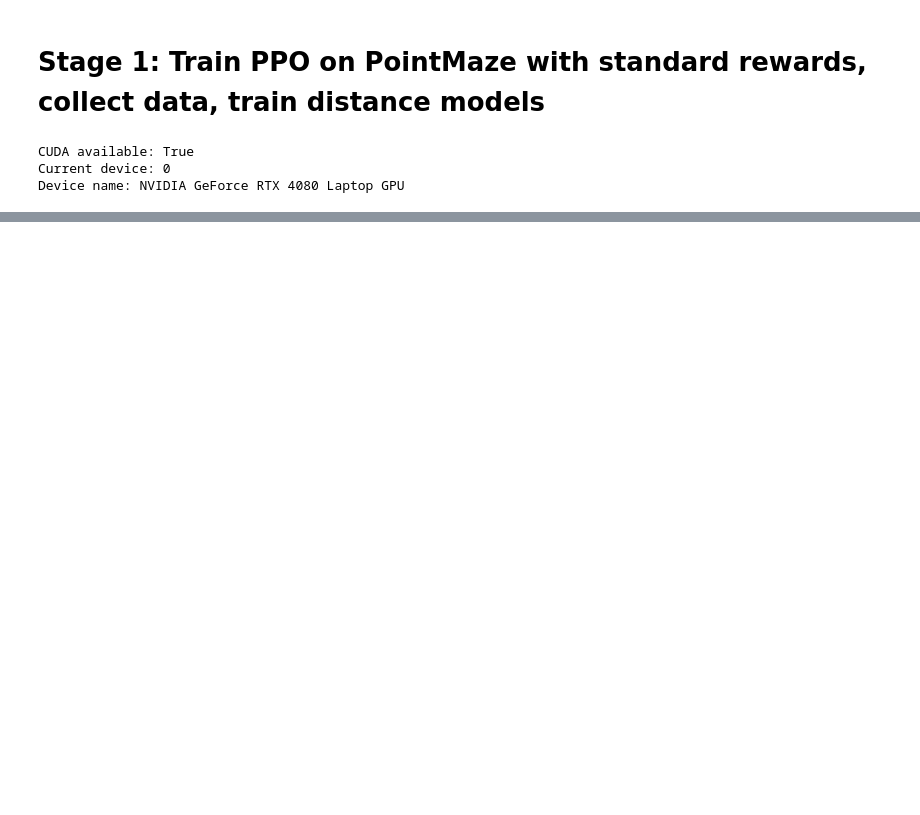
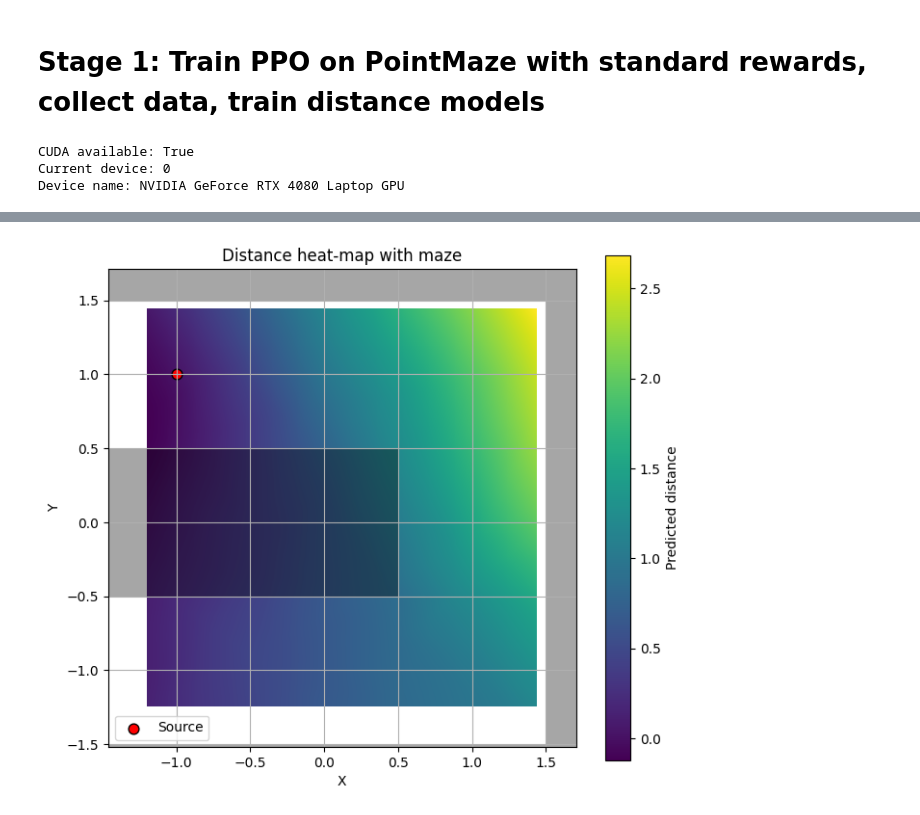
Before and after one commit to AIRI-summer-school/07-distance-to-goal-learning, a Jupyter notebook: artem_ws/scripts/train_stagy2.ipynb, the cells around one changed output, grey strips where cells are left out. Saved outputs shown, nothing was run; the diff lists cells and outputs as text; code cells hidden in the pictures; blank space fills up the shorter version.

```diff
--- a/artem_ws/scripts/train_stagy2.ipynb
+++ b/artem_ws/scripts/train_stagy2.ipynb
@@ -184,0 +43,4 @@ torch.save(agent.ac.state_dict(), "models/ppo_agent_stage1.pth")
+# %%
+env = builder()
+agent = ppo_agent.PPOAgent(state_dim=obs_dim, action_dim=act_dim, wandb_name="stage2")
+distance_model = distance_models.SupervisedDistanceEstimator(input_dim=4)
@@ -184,0 +71,22 @@ torch.save(agent.ac.state_dict(), "models/ppo_agent_stage1.pth")
+# %%
+def train_supervised_distance(
+        env,
+        agent,
+        distance_model,
+        *,
+        batch_size: int,
+        num_episodes: int,
+        max_episode_steps: int,
+        eval_size: int
+    ):
+        num_batches = (num_episodes + batch_size - 1)// batch_size
+        sup_model = distance_model
+        for episode in range(num_batches):
+            print(episode)
+            agent.train_ppo(env, num_episodes=batch_size, max_episode_steps=max_episode_steps)
+            trajectories = agent.evaluate_ppo(env, num_episodes=eval_size)
+            dataset = trajectories_to_dataset(trajectories)
+            # sup_model = SupervisedDistanceEstimator(input_dim=4)
+            sup_loss = sup_model.train_from_data(dataset, epochs=50, batch_size=16192)
+# %%
+train_supervised_distance(env, agent, distance_model, batch_size=10, num_episodes=100, max_episode_steps=100, eval_size=10)
@@ -184,0 +118,4 @@ torch.save(agent.ac.state_dict(), "models/ppo_agent_stage1.pth")
+# %%
+distance_model.plot_distance_heatmap(env, source_point=(-1, 1))
+# %% [output]
+[figure, added]
```
Also changed, not shown: parts of 14 cells of this notebook, 6 other files.
